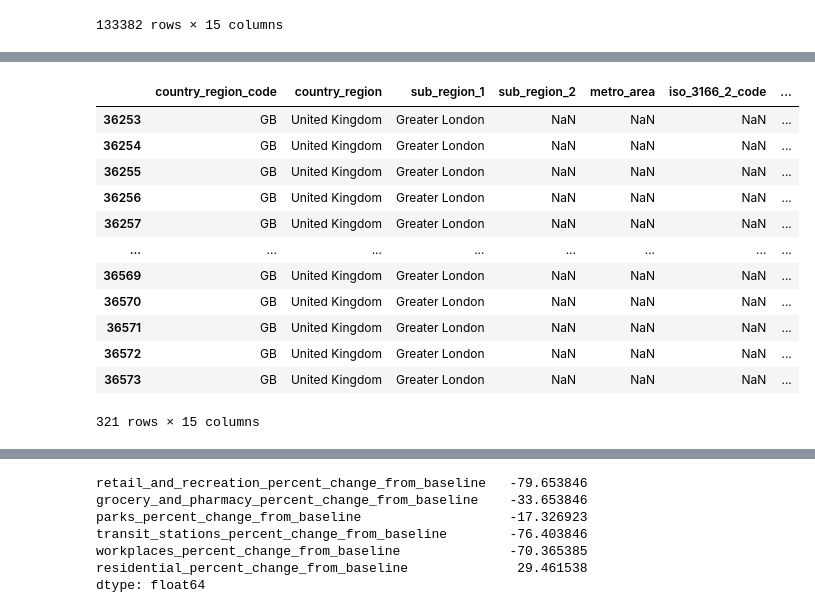
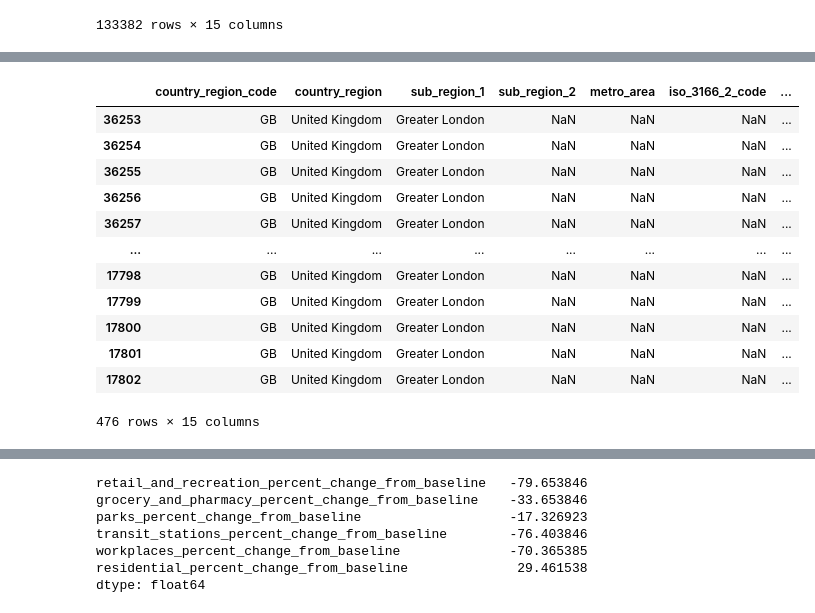
Before and after one commit to raphcanty/covid19-mobility, a Jupyter notebook: google_processing.ipynb, the cells around one changed output, grey strips where cells are left out. Saved outputs shown, nothing was run; the diff lists cells and outputs as text; code cells hidden in the pictures.

```diff
--- a/google_processing.ipynb
+++ b/google_processing.ipynb
@@ -4,8 +4,8 @@
 import pandas as pd
 import numpy as np
 # %%
-google = pd.read_csv("2020_GB_Region_Mobility_Report.csv")
-google
+google_2020 = pd.read_csv("data_sources/2020_GB_Region_Mobility_Report.csv")
+google_2020
 # %% [output]
 |  | country_region_code | country_region | sub_region_1 | sub_region_2 | metro_area | iso_3166_2_code | ... |
 | 0 | GB | United Kingdom | NaN | NaN | NaN | NaN | ... |
@@ -20,3 +20,6 @@ google
 | 133380 | GB | United Kingdom | York | NaN | NaN | GB-YOR | ... |
 | 133381 | GB | United Kingdom | York | NaN | NaN | GB-YOR | ... |
 133382 rows × 15 columns
+# %%
+google_2021 = pd.read_csv("data_sources/2021_GB_Region_Mobility_Report.csv")
+google_2021
@@ -23,3 +40,3 @@ google
 # %%
-london = google[google.sub_region_1=='Greater London']
-london
+london_2020 = google_2020[google_2020.sub_region_1=='Greater London']
+london_2021 = google_2021[google_2021.sub_region_1=='Greater London']
@@ -40,18 +43,19 @@ london
 # %%
-london_all = london[london.sub_region_2.astype('str')=='nan']
-london_all
+greater_london = pd.concat([london_2020[london_2020.sub_region_2.astype('str')=='nan'],
+                            london_2021[london_2021.sub_region_2.astype('str')=='nan']])
+greater_london
 # %% [output]
 |  | country_region_code | country_region | sub_region_1 | sub_region_2 | metro_area | iso_3166_2_code | ... |
 | 36253 | GB | United Kingdom | Greater London | NaN | NaN | NaN | ... |
 | 36254 | GB | United Kingdom | Greater London | NaN | NaN | NaN | ... |
 | 36255 | GB | United Kingdom | Greater London | NaN | NaN | NaN | ... |
 | 36256 | GB | United Kingdom | Greater London | NaN | NaN | NaN | ... |
 | 36257 | GB | United Kingdom | Greater London | NaN | NaN | NaN | ... |
 | ... | ... | ... | ... | ... | ... | ... | ... |
-| 36569 | GB | United Kingdom | Greater London | NaN | NaN | NaN | ... |
-| 36570 | GB | United Kingdom | Greater London | NaN | NaN | NaN | ... |
-| 36571 | GB | United Kingdom | Greater London | NaN | NaN | NaN | ... |
-| 36572 | GB | United Kingdom | Greater London | NaN | NaN | NaN | ... |
-| 36573 | GB | United Kingdom | Greater London | NaN | NaN | NaN | ... |
+| 17798 | GB | United Kingdom | Greater London | NaN | NaN | NaN | ... |
+| 17799 | GB | United Kingdom | Greater London | NaN | NaN | NaN | ... |
+| 17800 | GB | United Kingdom | Greater London | NaN | NaN | NaN | ... |
+| 17801 | GB | United Kingdom | Greater London | NaN | NaN | NaN | ... |
+| 17802 | GB | United Kingdom | Greater London | NaN | NaN | NaN | ... |
-321 rows × 15 columns
+476 rows × 15 columns
 # %%
```
Also changed, not shown: parts of 13 cells of this notebook, 4 other files.
